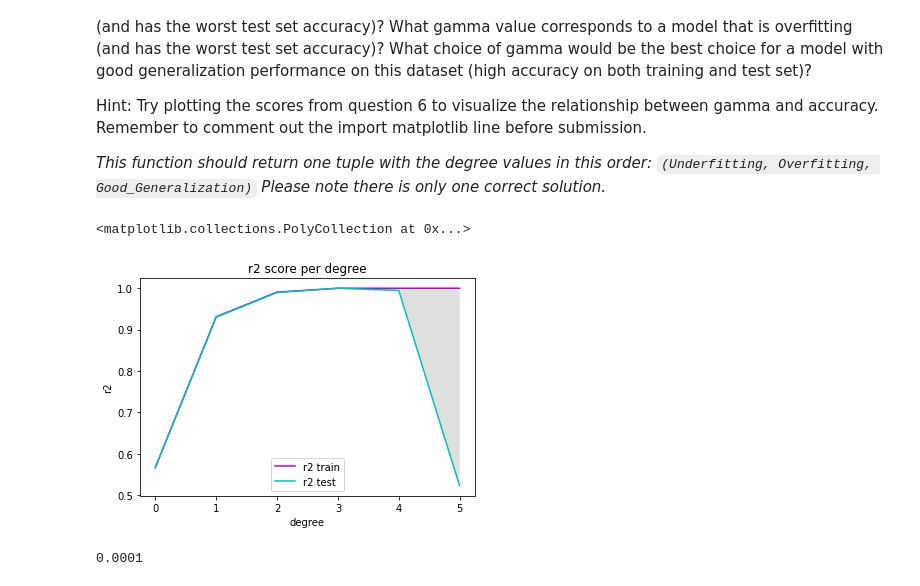
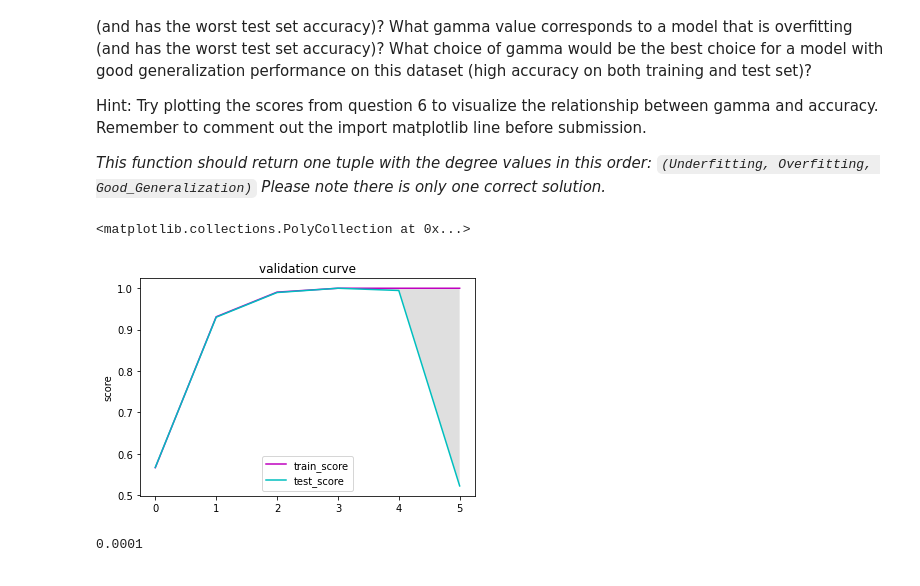
Before and after one commit to francodarvas/PYTHON2, a Jupyter notebook: Assignment 2 Agus.ipynb, the cells around one changed output. Saved outputs shown, nothing was run; the diff lists cells and outputs as text; code cells hidden in the pictures.

```diff
--- a/Assignment 2 Agus.ipynb
+++ b/Assignment 2 Agus.ipynb
@@ -396,22 +396,21 @@ Hint: Try plotting the scores from question 6 to visualize the relationship betw
 # %%
 import matplotlib.pyplot as plt
 %matplotlib inline
 scores=answer_six()
 # plot the linear data and the exponential data
 plt.plot(scores[0], 'm-',scores[1], 'c-')
-plt.xlabel('degree')
-plt.ylabel('r2')
-plt.title('r2 score per degree')
+plt.ylabel('score')
+plt.title('validation curve')
 # add a legend with legend entries (because we didn't have labels when we plotted the data series)
-plt.legend(['r2 train', 'r2 test'])
+plt.legend(['train_score', 'test_score'])
 # fill the area between the linear data and exponential data
 plt.gca().fill_between(range(len(scores[0])),
                       list(np.array(scores[0])), list(np.array(scores[1])),
                       facecolor='grey',
                       alpha=0.25, label = '_nolegend_')
 # %% [output]
 <matplotlib.collections.PolyCollection at 0x...>
-[figure, old version]
+[figure, new version]
 # %%
 param_range=np.logspace(-4,1,6)
 # %% [output]
```
